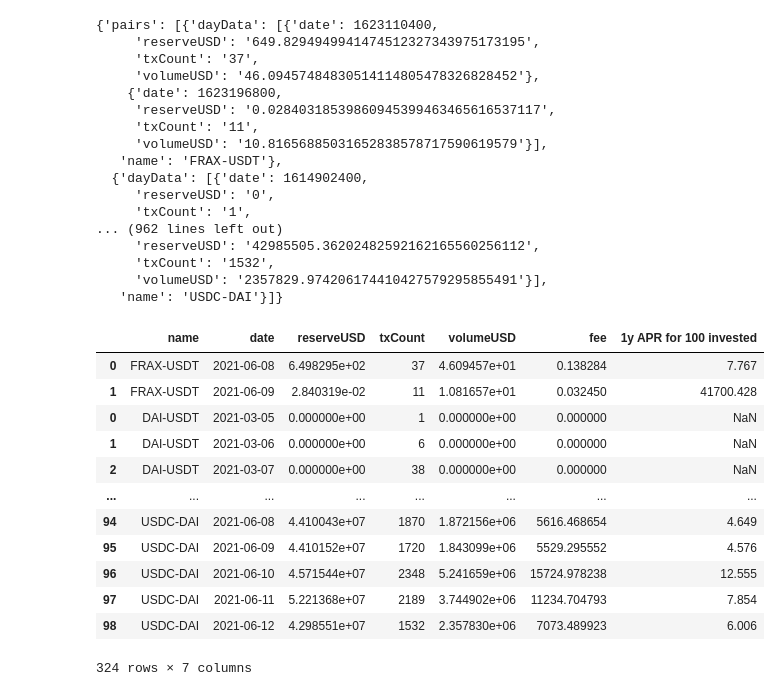
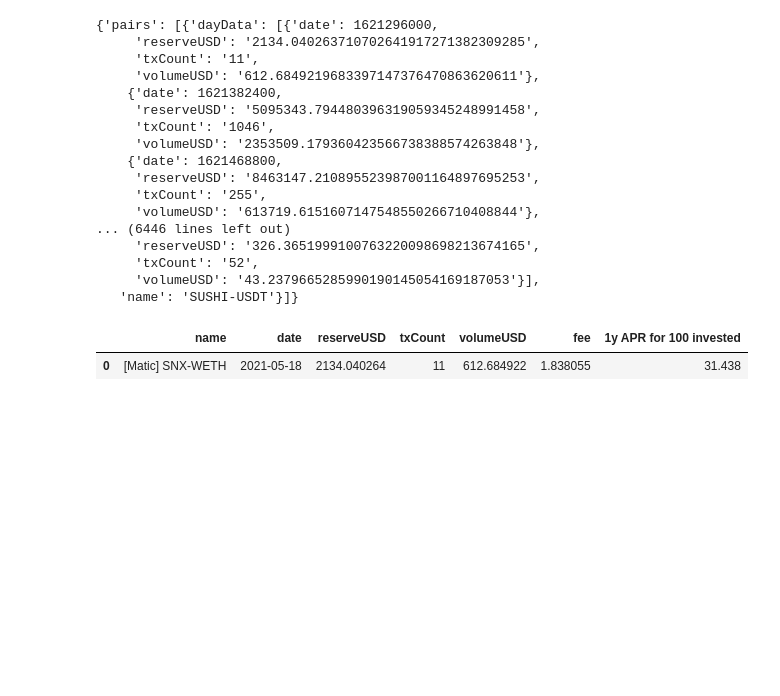
Before and after one commit to ovu-github/sushi-graphql, a Jupyter notebook: Query graph protocol Sushi.ipynb, the cells around one changed output. Drawn from its saved outputs; the diff is of its cells as text; code cells hidden in the pictures; blank space fills up the shorter version.

```diff
--- a/Query graph protocol Sushi.ipynb
+++ b/Query graph protocol Sushi.ipynb
@@ -1,3 +1,11 @@
 # %%
 # https://k3no.medium.com/how-to-query-in-graphql-6ebb3f7085dc
 # https://github.com/sushiswap/sushiswap-subgraph
+# %%
+from gql import gql, Client
+from gql.transport.requests import RequestsHTTPTransport
+import pandas as pd
+
+mainnet = 'https://api.thegraph.com/subgraphs/name/jiro-ono/sushiswap-exchange'
+fantom = 'https://api.thegraph.com/subgraphs/name/sushiswap/fantom-exchange'
+matic = 'https://api.thegraph.com/subgraphs/name/sushiswap/matic-exchange'
@@ -4,16 +14,11 @@
 # %%
-from gql import gql, Client
-from gql.transport.requests import RequestsHTTPTransport
-
 sample_transport=RequestsHTTPTransport(
-    url='https://api.thegraph.com/subgraphs/name/sushiswap/matic-exchange',
+    url=matic,
     verify=True,
     retries=3,
 )
 
-client = Client(
-    transport=sample_transport
-)
+client = Client(transport=sample_transport)
 # %%
 query = gql('''
 query {
@@ -174,52 +115,42 @@ querystring = '''
 response = client.execute(gql(querystring))
 response
 # %% [output]
-{'pairs': [{'dayData': [{'date': 1623110400,
-     'reserveUSD': '649.8294949941474512327343975173195',
-     'txCount': '37',
-     'volumeUSD': '46.09457484830514114805478326828452'},
-    {'date': 1623196800,
-     'reserveUSD': '0.02840318539860945399463465616537117',
+{'pairs': [{'dayData': [{'date': 1621296000,
+     'reserveUSD': '2134.040263710702641917271382309285',
      'txCount': '11',
-     'volumeUSD': '10.81656885031652838578717590619579'}],
-   'name': 'FRAX-USDT'},
-  {'dayData': [{'date': 1614902400,
-     'reserveUSD': '0',
-     'txCount': '1',
-... (962 lines left out)
-     'reserveUSD': '42985505.36202482592162165560256112',
-     'txCount': '1532',
-     'volumeUSD': '2357829.974206174410427579295855491'}],
-   'name': 'USDC-DAI'}]}
+     'volumeUSD': '612.6849219683397147376470863620611'},
+    {'date': 1621382400,
+     'reserveUSD': '5095343.794480396319059345248991458',
+     'txCount': '1046',
+     'volumeUSD': '2353509.179360423566738388574263848'},
+    {'date': 1621468800,
+     'reserveUSD': '8463147.210895523987001164897695253',
+     'txCount': '255',
+     'volumeUSD': '613719.6151607147548550266710408844'},
+... (6446 lines left out)
+     'reserveUSD': '326.3651999100763220098698213674165',
+     'txCount': '52',
+     'volumeUSD': '43.2379665285990190145054169187053'}],
+   'name': 'SUSHI-USDT'}]}
 # %%
 df4 = pd.DataFrame([])
 
 for pair_no in range(len(response['pairs'])):
     df3 = pd.DataFrame.from_dict(response['pairs'][pair_no])
     df3[['date', 'reserveUSD', 'txCount', 'volumeUSD']] = df3['dayData'].apply(pd.Series)
     df3 = df3.drop(columns = ['dayData'])
     df4 = df4.append(df3)
 
 df4[['date','reserveUSD','volumeUSD']] = df4[['date','reserveUSD','volumeUSD']].astype(float)
 df4['txCount'] = df4['txCount'].astype(int)
 df4['date'] = pd.to_datetime(df4['date'], unit='s')
 df4['fee'] = round(df4['volumeUSD'] * 0.003,6)
 df4['1y APR for 100 invested'] = round((100/df4['reserveUSD']) * df4['fee'] * 365,3)
-df4
+df4['name'] = '[Matic] ' + df4['name']
+df4.head(1)
 # %% [output]
 |  | name | date | reserveUSD | txCount | volumeUSD | fee | 1y APR for 100 invested |
-| 0 | FRAX-USDT | 2021-06-08 | 6.498295e+02 | 37 | 4.609457e+01 | 0.138284 | 7.767 |
-| 1 | FRAX-USDT | 2021-06-09 | 2.840319e-02 | 11 | 1.081657e+01 | 0.032450 | 41700.428 |
-| 0 | DAI-USDT | 2021-03-05 | 0.000000e+00 | 1 | 0.000000e+00 | 0.000000 | NaN |
-| 1 | DAI-USDT | 2021-03-06 | 0.000000e+00 | 6 | 0.000000e+00 | 0.000000 | NaN |
-| 2 | DAI-USDT | 2021-03-07 | 0.000000e+00 | 38 | 0.000000e+00 | 0.000000 | NaN |
-| ... | ... | ... | ... | ... | ... | ... | ... |
-| 94 | USDC-DAI | 2021-06-08 | 4.410043e+07 | 1870 | 1.872156e+06 | 5616.468654 | 4.649 |
-| 95 | USDC-DAI | 2021-06-09 | 4.410152e+07 | 1720 | 1.843099e+06 | 5529.295552 | 4.576 |
-| 96 | USDC-DAI | 2021-06-10 | 4.571544e+07 | 2348 | 5.241659e+06 | 15724.978238 | 12.555 |
-| 97 | USDC-DAI | 2021-06-11 | 5.221368e+07 | 2189 | 3.744902e+06 | 11234.704793 | 7.854 |
-| 98 | USDC-DAI | 2021-06-12 | 4.298551e+07 | 1532 | 2.357830e+06 | 7073.489923 | 6.006 |
+| 0 | [Matic] SNX-WETH | 2021-05-18 | 2134.040264 | 11 | 612.684922 | 1.838055 | 31.438 |
-324 rows × 7 columns
 # %%
 latest_results = df4.drop_duplicates(subset = ['name'], keep = 'last')\
                     .sort_values(by = '1y APR for 100 invested',
```
Also changed, not shown: parts of 18 cells of this notebook.
